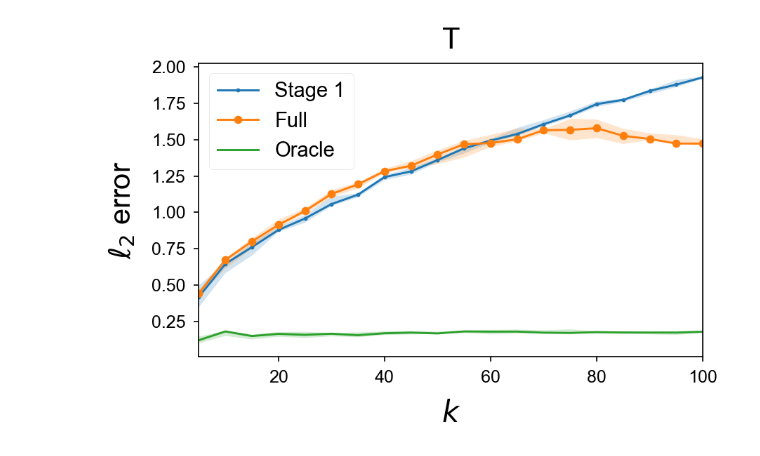
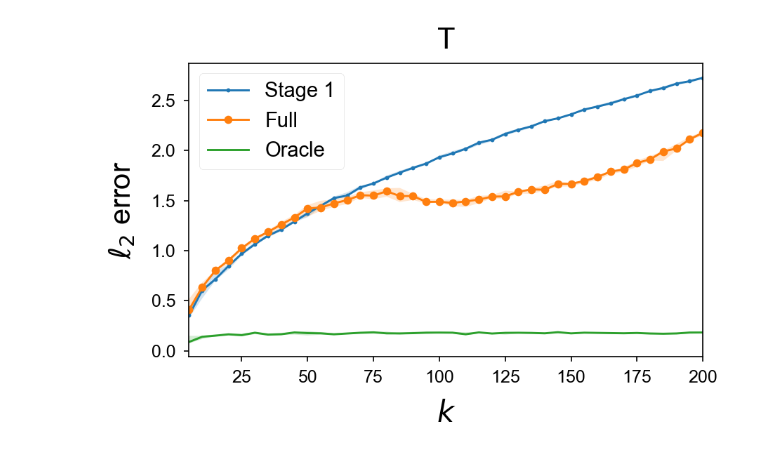
Before and after one commit to ying-hui-he/Robust_mean_estimation, a Jupyter notebook: m1_max_powerful.ipynb, the cells around one changed output. Cells and saved outputs as stored; diff of their text form; code cells hidden in the pictures.

```diff
--- a/m1_max_powerful.ipynb
+++ b/m1_max_powerful.ipynb
@@ -815,28 +815,28 @@ runtime: 1383.9046843329998
 # %%
 "loss vs sparsity -- T -- dense biased -- plot"
 
 il.reload(rl)
 
 trials = 10
 
 d, eps, param = 300, 0.1, 3.1
 xs = list(np.arange(5, 205, 5))
 
 keys = [rl.Top_K, rl.Top_K_Filtered, rl.Oracle]
 
 model = rl.TModel()
 noise_model = rl.DenseNoise(-2)
 model_params = rl.Params(d = d, eps = eps, param = param)
-inputfilename = 'data/error-m-k-T_1.pkl'
-outputfilename = 'figs/error-m-k-T_1.pdf'
+inputfilename = 'data/error-m-k-T_3.pkl'
+outputfilename = 'figs/error-m-k-T_3.pdf'
 
 title = 'T'
 xlabel = '$k$'
 ylabel = '$\\ell_2$ error'
 
 plot_k_loss = rl.plot_data(model = model, noise_model = noise_model, params = model_params, loss = rl.err, keys = keys)
 
 plot_k_loss.plotxy_fromfile(outputfilename = outputfilename, filename = inputfilename, title = title, xlabel = xlabel, ylabel = ylabel, figsize = figsize, fsize = fsize, fpad = fpad, xs = xs, fontname = fontname)
 # %% [output]
-[figure, old version]
+[figure, new version]
 [interactive output not drawn]
```
Also changed, not shown: parts of 1 cell of this notebook, 6 other files.
